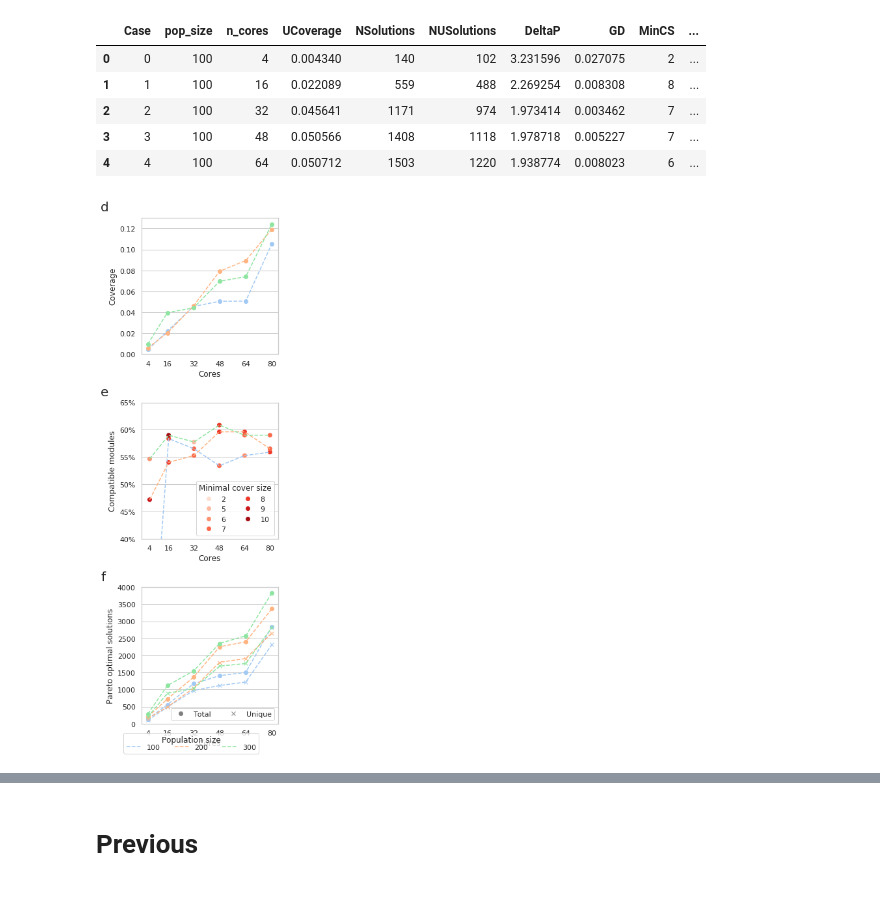
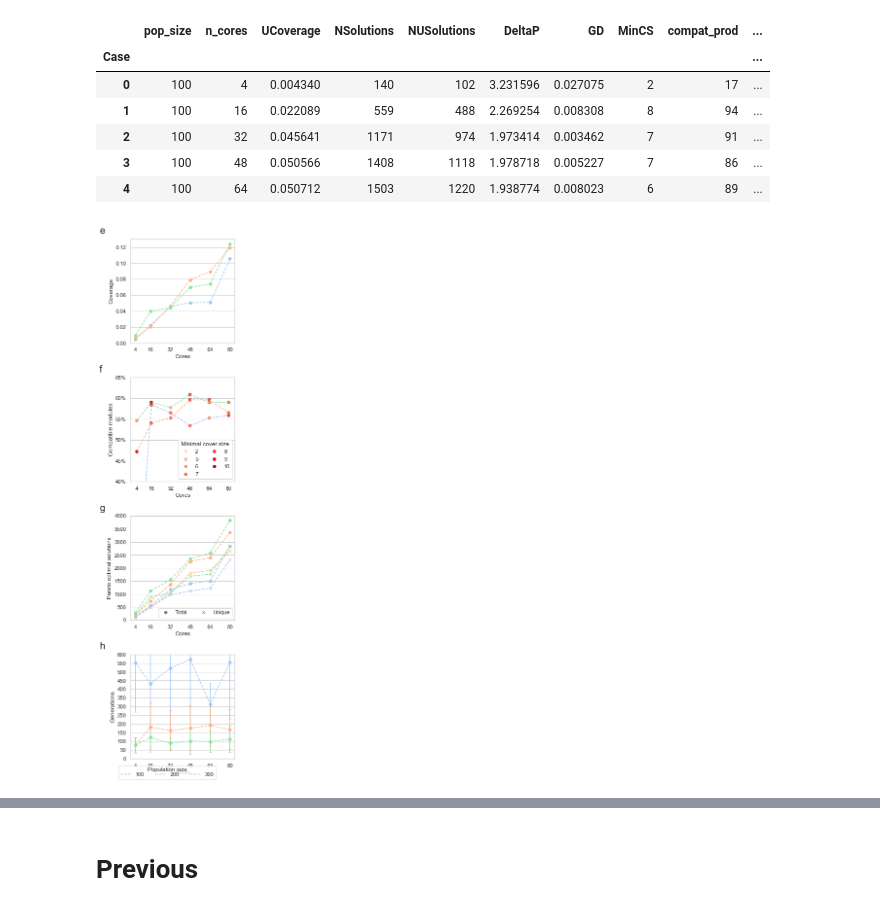
Before and after one commit to TrinhLab/modcell-hpc-study, a Jupyter notebook: benchmark/analysis/n_cores.ipynb, the cells around one changed output, grey strips where cells are left out. Drawn from its saved outputs; the diff is of its cells as text; code cells hidden in the pictures.

```diff
--- a/benchmark/analysis/n_cores.ipynb
+++ b/benchmark/analysis/n_cores.ipynb
@@ -21,20 +21,26 @@ palette = sns.color_palette()
 
 sns.set_style("whitegrid")
 # %%
-problem_id="native-10h"
-df = pd.read_csv(f"../{problem_id}/results.csv")
+problem_id="native-10h"  # SELECT target problem
+
+df = pd.read_csv(f"../{problem_id}/results.csv", index_col='Case')
 n_cores = df['n_cores'].unique()
 df['compat_frac'] = (df['compat_prod']/ df['total_prod']) *100
+# Add generations
+dfg = pd.read_csv(f"../generations/{problem_id}_avg_gen.tsv", sep='\t', index_col='Case')
+df = df.join(dfg)
+
 df.head()
 # %% [output]
-|  | Case | pop_size | n_cores | UCoverage | NSolutions | NUSolutions | DeltaP | GD | MinCS | ... |
-| 0 | 0 | 100 | 4 | 0.004340 | 140 | 102 | 3.231596 | 0.027075 | 2 | ... |
-| 1 | 1 | 100 | 16 | 0.022089 | 559 | 488 | 2.269254 | 0.008308 | 8 | ... |
-| 2 | 2 | 100 | 32 | 0.045641 | 1171 | 974 | 1.973414 | 0.003462 | 7 | ... |
-| 3 | 3 | 100 | 48 | 0.050566 | 1408 | 1118 | 1.978718 | 0.005227 | 7 | ... |
-| 4 | 4 | 100 | 64 | 0.050712 | 1503 | 1220 | 1.938774 | 0.008023 | 6 | ... |
+|  | pop_size | n_cores | UCoverage | NSolutions | NUSolutions | DeltaP | GD | MinCS | compat_prod | ... |
+| Case |  |  |  |  |  |  |  |  |  | ... |
+| 0 | 100 | 4 | 0.004340 | 140 | 102 | 3.231596 | 0.027075 | 2 | 17 | ... |
+| 1 | 100 | 16 | 0.022089 | 559 | 488 | 2.269254 | 0.008308 | 8 | 94 | ... |
+| 2 | 100 | 32 | 0.045641 | 1171 | 974 | 1.973414 | 0.003462 | 7 | 91 | ... |
+| 3 | 100 | 48 | 0.050566 | 1408 | 1118 | 1.978718 | 0.005227 | 7 | 86 | ... |
+| 4 | 100 | 64 | 0.050712 | 1503 | 1220 | 1.938774 | 0.008023 | 6 | 89 | ... |
 # %%
-nr=3
+nr=4
 nc=1
 fig, axs = plt.subplots(nrows=nr, ncols=nc, figsize=(4*nc,4*nr))
 
@@ -63,7 +69,12 @@ ax.set_xlabel("Cores")
 ax.set_ylabel("Coverage")
 ax.set_xticks(n_cores);
 ax.grid(axis='x')
-ax.set_ylim(bottom=0)
+if 'native-10h' == problem_id:
+    ax.set_ylim(bottom=0)
+else:
+    ax.set_ylim(bottom=0, top=0.2)
+
+ax.yaxis.set_major_formatter(mtick.FormatStrFormatter(fmt = '%.2f'))
 set_square(ax)
 
 # 1
@@ -100,8 +111,7 @@ ax.set_xlabel("Cores")
 ax.set_ylabel("Compatible modules")
 ax.set_xticks(n_cores);
 ax.set_ylim(bottom=40, top=65)
-fmt = '%.0f%%' # Format you want the ticks, e.g. '40%'
-ax.yaxis.set_major_formatter(mtick.FormatStrFormatter(fmt))
+ax.yaxis.set_major_formatter(mtick.FormatStrFormatter(fmt = '%.0f%%'))
 ax.grid(axis='x')
 set_square(ax)
 
@@ -110,32 +120,50 @@ ax=axs[2]
 g_labels = []
 for idx, pop_size in enumerate(df['pop_size'].unique()):
     tdf = df[df['pop_size'] == pop_size]
     ax.plot(tdf['n_cores'],tdf['NSolutions'], '-o', ls='--',c=palette[idx])
     g_labels.append(pop_size)
     ax.plot(tdf['n_cores'],tdf['NUSolutions'], '-x', ls='--',c=palette[idx])
     g_labels.append(pop_size)
 
 ## Legend
 patches = [ plt.plot([],[], marker_type, ms=6, ls="", mec=None, color="gray",
             label=marker_name)[0]  for marker_type, marker_name in zip(["-o","-x"], ["Total", "Unique"]) ]
 ax.legend(handles=patches, loc='lower right',ncol=2, numpoints=1)
 
 ## Axis
 ax.set_xlabel("Cores")
 ax.set_ylabel("Pareto optimal solutions")
 ax.set_xticks(n_cores);
 ax.grid(axis='x')
 ax.set_ylim(bottom=0, top=4000)
 set_square(ax)
 
+# 3 (generations)
+ax=axs[3]
+for idx, pop_size in enumerate(df['pop_size'].unique()):
+    tdf = df[df['pop_size'] == pop_size]
+   #ax.plot(tdf['n_cores'],tdf['gen_avg'], '-o', ls='--')
+    ax.errorbar(tdf['n_cores'],tdf['gen_avg'],tdf['gen_std'] ,linestyle='--', marker='o', capsize=3)
+## Axis
+ax.set_xlabel("Cores")
+ax.set_ylabel("Generations")
+ax.set_xticks(n_cores);
+ax.grid(axis='x')
+#if 'native-10h' == problem_id:
+ax.set_ylim(bottom=0,top=600)
+ax.set_yticks(pd.np.linspace(0,600,13))
+#else:
+    #ax.set_ylim(bottom=0,top=350)
+set_square(ax)
+
 # Overall
 for n, ax in enumerate(axs.flatten()):
     if 'native-10h' == problem_id:
-        n = n+3
+        n = n+4
     ax.text(-0.3, 1.05, string.ascii_lowercase[n], transform=ax.transAxes,
             size=20)
 
 plt.tight_layout()
 plt.savefig(f"raw/{problem_id}.svgz", bbox_inches='tight')
 # %% [output]
-[figure, old version]
+[figure, new version]
```
Also changed, not shown: parts of 2 cells of this notebook, 36 other files.
